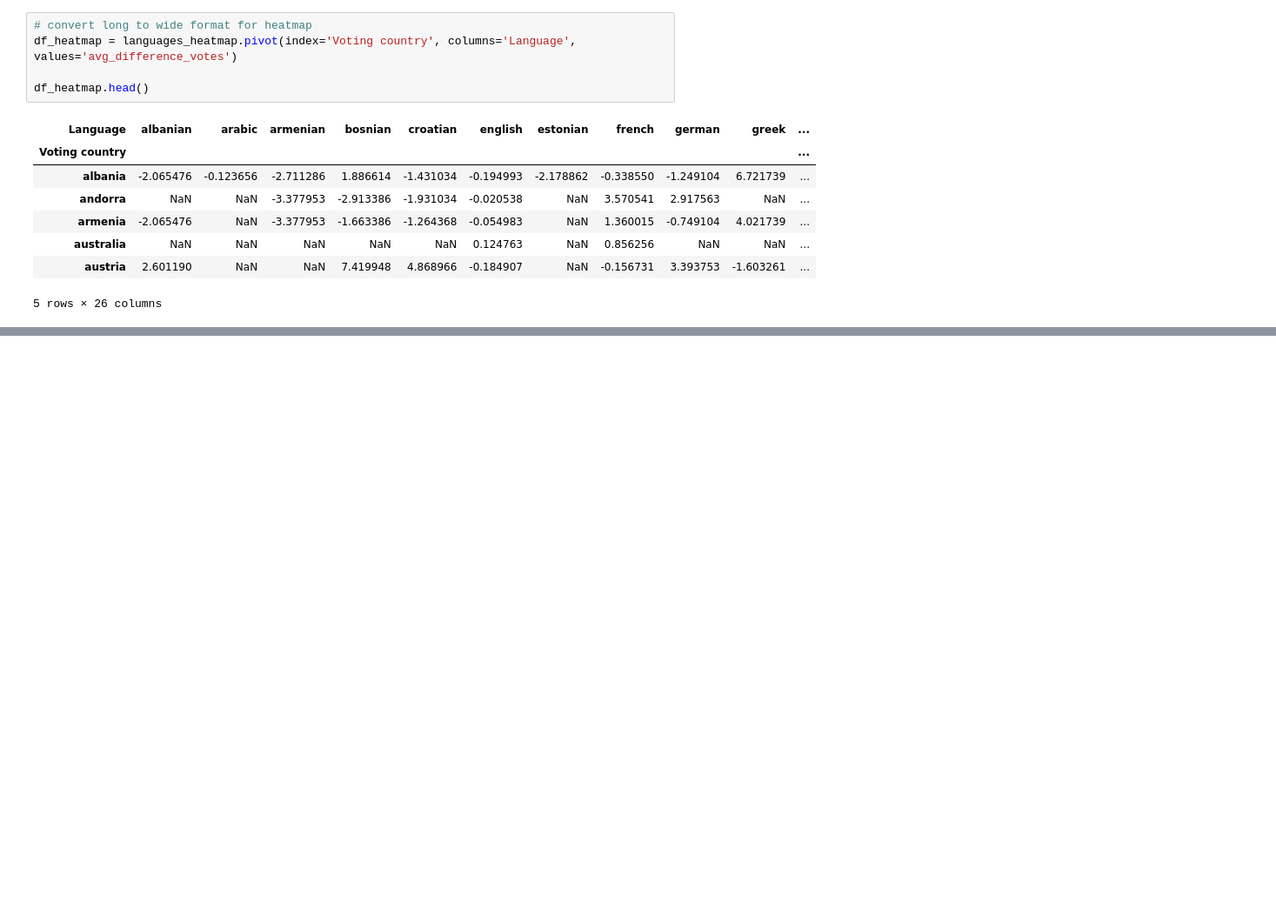
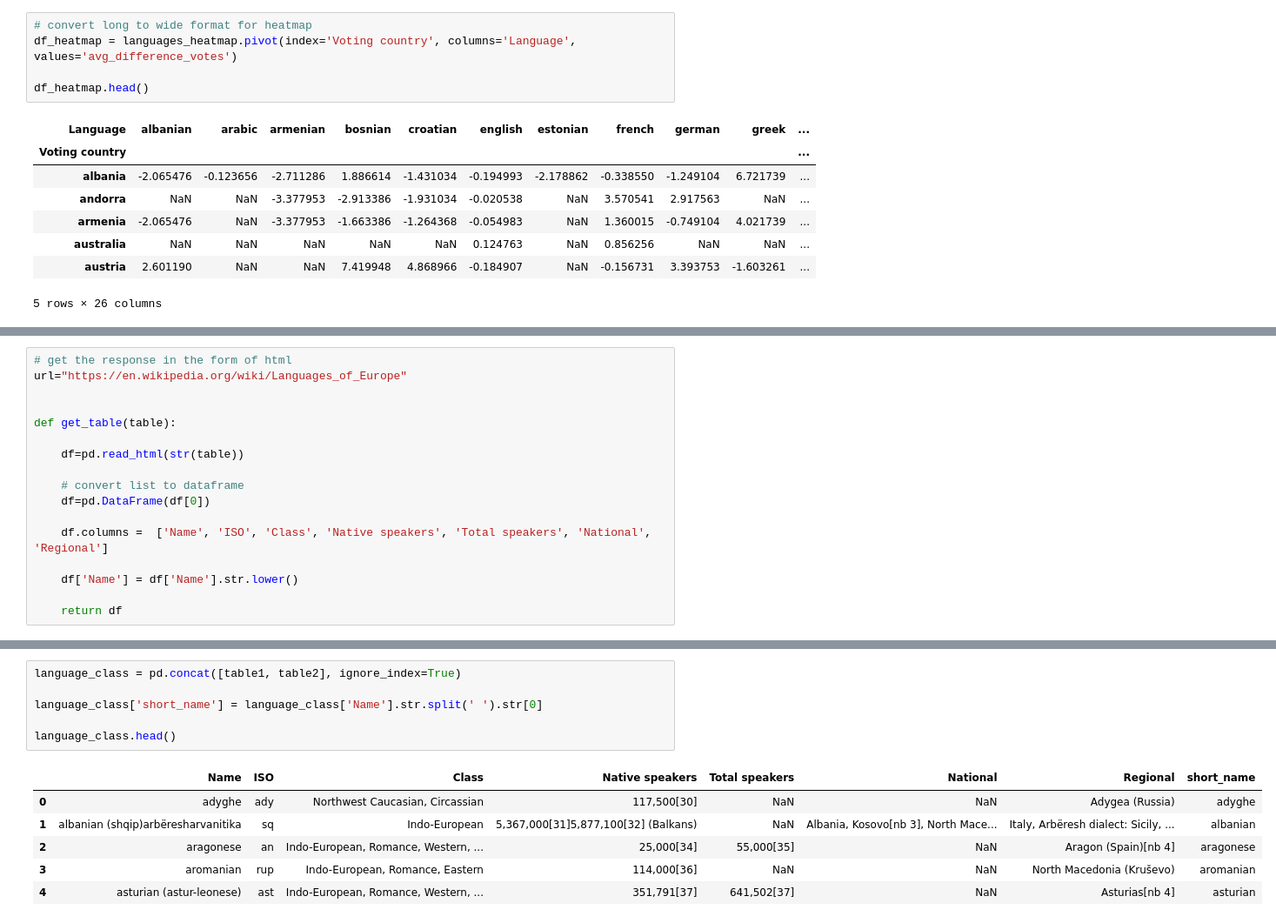
Before and after one commit to KatrionaGoldmann/Eurovision_TDS, a Jupyter notebook: eurovision/language_visualistaions.ipynb, the cells around one changed output, grey strips where cells are left out. Shown at 87% size. Cells and saved outputs as stored; diff of their text form; blank space fills up the shorter version.

```diff
--- a/eurovision/language_visualistaions.ipynb
+++ b/eurovision/language_visualistaions.ipynb
@@ -245,0 +254,17 @@ Text(0.5, 1.05, 'Average voting deviation per language')
+# %%
+# get the response in the form of html
+url="https://en.wikipedia.org/wiki/Languages_of_Europe"
+
+
+def get_table(table):
+
+    df=pd.read_html(str(table))
+
+    # convert list to dataframe
+    df=pd.DataFrame(df[0])
+
+    df.columns =  ['Name', 'ISO', 'Class', 'Native speakers', 'Total speakers', 'National', 'Regional']
+
+    df['Name'] = df['Name'].str.lower()
+
+    return df
@@ -245,0 +281,13 @@ Text(0.5, 1.05, 'Average voting deviation per language')
+# %%
+language_class = pd.concat([table1, table2], ignore_index=True)
+
+language_class['short_name'] = language_class['Name'].str.split(' ').str[0]
+
+language_class.head()
+# %% [output]
+|  | Name | ISO | Class | Native speakers | Total speakers | National | Regional | short_name |
+| 0 | adyghe | ady | Northwest Caucasian, Circassian | 117,500[30] | NaN | NaN | Adygea (Russia) | adyghe |
+| 1 | albanian (shqip)arbëresharvanitika | sq | Indo-European | 5,367,000[31]5,877,100[32] (Balkans) | NaN | Albania, Kosovo[nb 3], North Mace... | Italy, Arbëresh dialect: Sicily, ... | albanian |
+| 2 | aragonese | an | Indo-European, Romance, Western, ... | 25,000[34] | 55,000[35] | NaN | Aragon (Spain)[nb 4] | aragonese |
+| 3 | aromanian | rup | Indo-European, Romance, Eastern | 114,000[36] | NaN | NaN | North Macedonia (Kruševo) | aromanian |
+| 4 | asturian (astur-leonese) | ast | Indo-European, Romance, Western, ... | 351,791[37] | 641,502[37] | NaN | Asturias[nb 4] | asturian |
```
Also changed, not shown: parts of 22 cells of this notebook.
